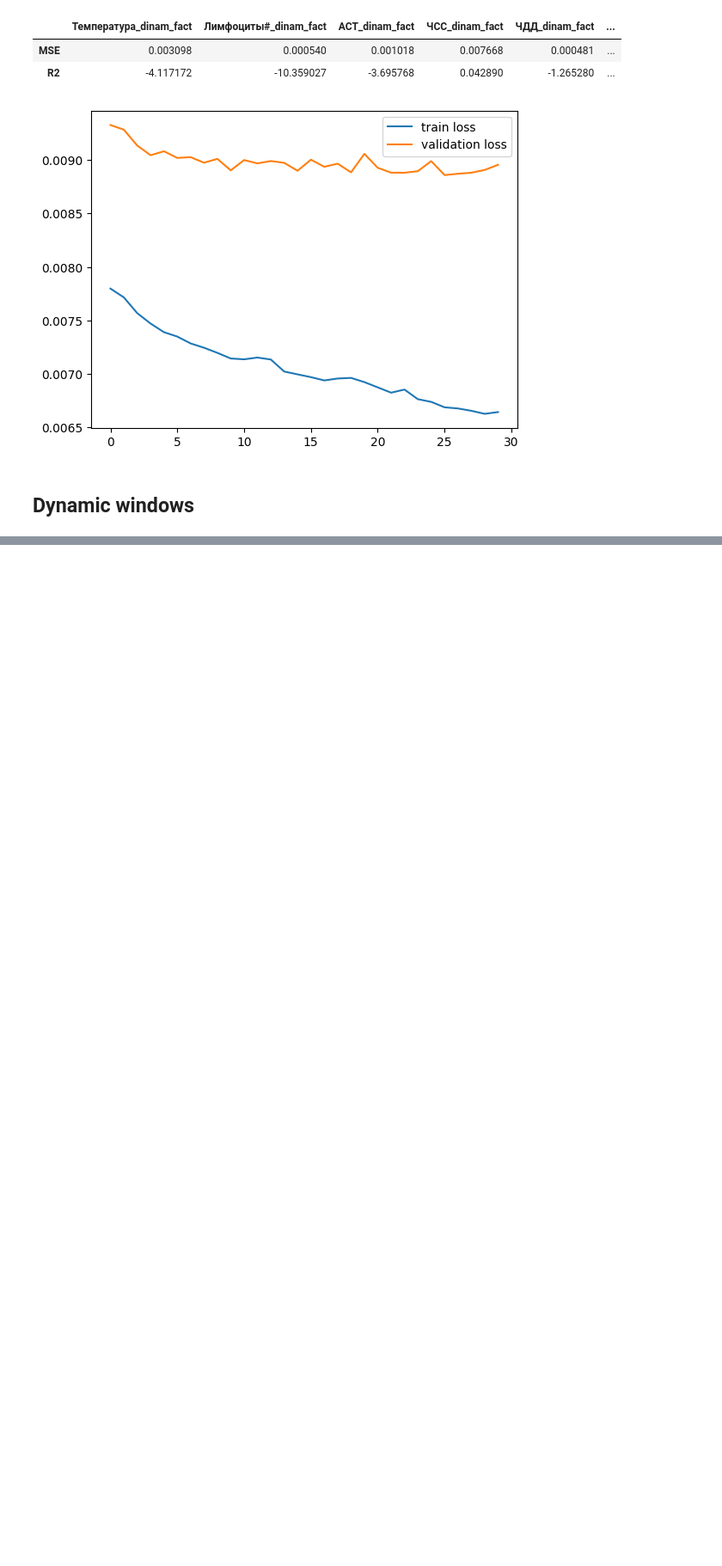
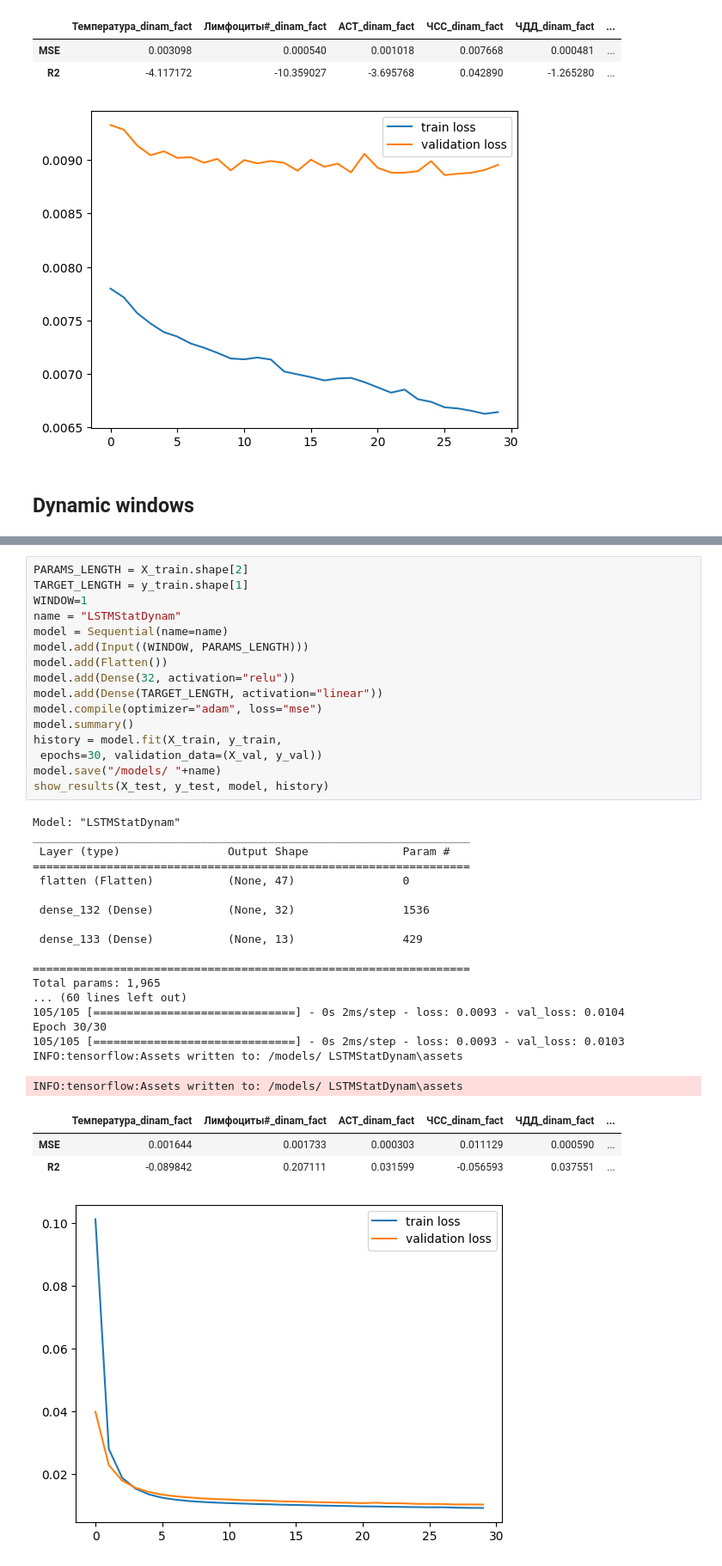
Before and after one commit to geniusserg/CovidPredict, a Jupyter notebook: ml_improved.ipynb, the cells around one changed output, grey strips where cells are left out. Shown at 86% size. Drawn from its saved outputs; the diff is of its cells as text; blank space fills up the shorter version.

```diff
--- a/ml_improved.ipynb
+++ b/ml_improved.ipynb
@@ -674,0 +775,39 @@ INFO:tensorflow:Assets written to: models/Dynamic_concat_Static\assets
+# %%
+PARAMS_LENGTH = X_train.shape[2]
+TARGET_LENGTH = y_train.shape[1]
+WINDOW=1
+name = "LSTMStatDynam"
+model = Sequential(name=name)
+model.add(Input((WINDOW, PARAMS_LENGTH)))
+model.add(Flatten())
+model.add(Dense(32, activation="relu"))
+model.add(Dense(TARGET_LENGTH, activation="linear"))
+model.compile(optimizer="adam", loss="mse")
+model.summary()
+history = model.fit(X_train, y_train,
+ epochs=30, validation_data=(X_val, y_val))
+model.save("/models/ "+name)
+show_results(X_test, y_test, model, history)
+# %% [output]
+Model: "LSTMStatDynam"
+_________________________________________________________________
+ Layer (type)                Output Shape              Param #
+=================================================================
+ flatten (Flatten)           (None, 47)                0
+
+ dense_132 (Dense)           (None, 32)                1536
+
+ dense_133 (Dense)           (None, 13)                429
+
+=================================================================
+Total params: 1,965
+... (60 lines left out)
+105/105 [==============================] - 0s 2ms/step - loss: 0.0093 - val_loss: 0.0104
+Epoch 30/30
+105/105 [==============================] - 0s 2ms/step - loss: 0.0093 - val_loss: 0.0103
+INFO:tensorflow:Assets written to: /models/ LSTMStatDynam\assets
+INFO:tensorflow:Assets written to: /models/ LSTMStatDynam\assets
+|  | Температура_dinam_fact | Лимфоциты#_dinam_fact | АСТ_dinam_fact | ЧСС_dinam_fact | ЧДД_dinam_fact | ... |
+| MSE | 0.001644 | 0.001733 | 0.000303 | 0.011129 | 0.000590 | ... |
+| R2 | -0.089842 | 0.207111 | 0.031599 | -0.056593 | 0.037551 | ... |
+[figure, added]
```
Also changed, not shown: parts of 11 cells of this notebook, 32 other files.
